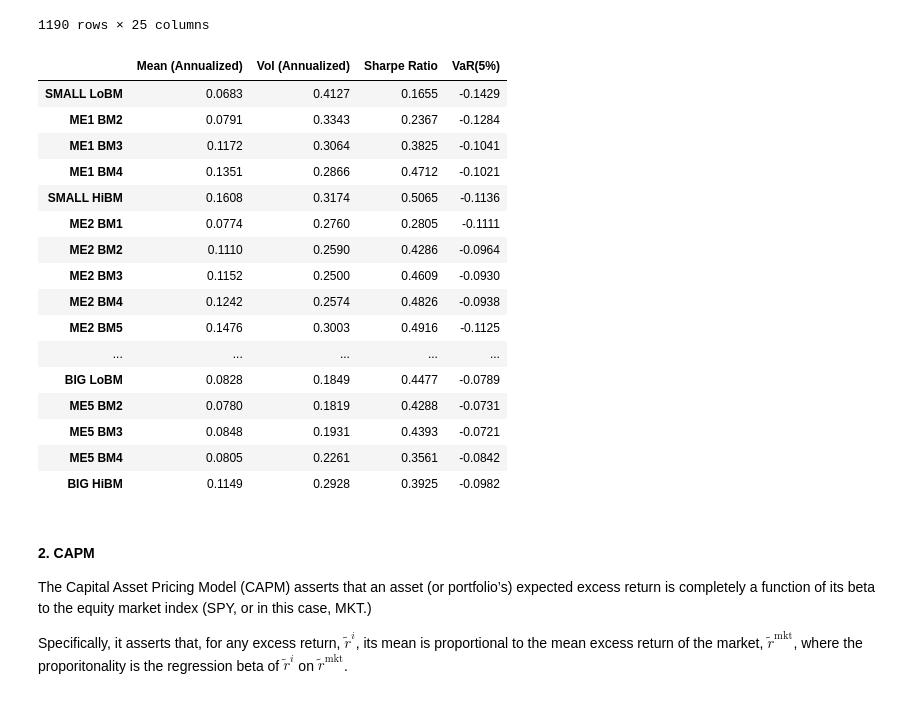
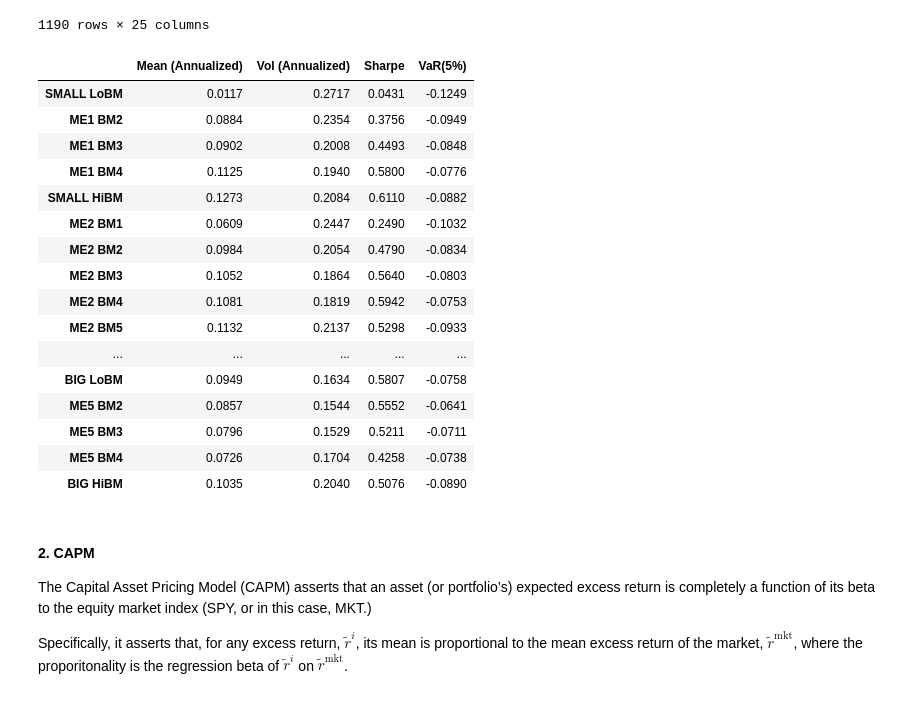
Before and after one commit to kebo1234/Portfolio-HW-Group-B-12, a Jupyter notebook: HW4/HW4.ipynb, the cells around one changed output. Cells and saved outputs as stored; diff of their text form; code cells hidden in the pictures.

```diff
--- a/HW4/HW4.ipynb
+++ b/HW4/HW4.ipynb
@@ -258,33 +258,35 @@ port
 | 2025-08-31 | 0.089289 | 0.089146 | 0.096386 | 0.092295 | 0.099521 | 0.092309 | 0.053913 | 0.085579 | 0.083905 | 0.107266 | ... |
 1190 rows × 25 columns
 # %%
-xr = port.sub(df['RF'], axis=0)
+port_sub = port.loc['1981-01-01':]
+df_sub = df.loc['1981-01-01':]
+xr = port_sub.sub(df_sub['RF'], axis=0)
 
 stats = pd.DataFrame(index=xr.columns)
 stats['Mean (Annualized)'] = xr.mean() * 12
 stats['Vol (Annualized)'] = xr.std() * np.sqrt(12)
-stats['Sharpe Ratio'] = stats['Mean (Annualized)'] / stats['Vol (Annualized)']
+stats['Sharpe'] = stats['Mean (Annualized)'] / stats['Vol (Annualized)']
 stats['VaR(5%)'] = xr.quantile(0.05)
 
 stats.round(4)
 # %% [output]
-|  | Mean (Annualized) | Vol (Annualized) | Sharpe Ratio | VaR(5%) |
-| SMALL LoBM | 0.0683 | 0.4127 | 0.1655 | -0.1429 |
-| ME1 BM2 | 0.0791 | 0.3343 | 0.2367 | -0.1284 |
-| ME1 BM3 | 0.1172 | 0.3064 | 0.3825 | -0.1041 |
-| ME1 BM4 | 0.1351 | 0.2866 | 0.4712 | -0.1021 |
-| SMALL HiBM | 0.1608 | 0.3174 | 0.5065 | -0.1136 |
-| ME2 BM1 | 0.0774 | 0.2760 | 0.2805 | -0.1111 |
-| ME2 BM2 | 0.1110 | 0.2590 | 0.4286 | -0.0964 |
-| ME2 BM3 | 0.1152 | 0.2500 | 0.4609 | -0.0930 |
-| ME2 BM4 | 0.1242 | 0.2574 | 0.4826 | -0.0938 |
-| ME2 BM5 | 0.1476 | 0.3003 | 0.4916 | -0.1125 |
+|  | Mean (Annualized) | Vol (Annualized) | Sharpe | VaR(5%) |
+| SMALL LoBM | 0.0117 | 0.2717 | 0.0431 | -0.1249 |
+| ME1 BM2 | 0.0884 | 0.2354 | 0.3756 | -0.0949 |
+| ME1 BM3 | 0.0902 | 0.2008 | 0.4493 | -0.0848 |
+| ME1 BM4 | 0.1125 | 0.1940 | 0.5800 | -0.0776 |
+| SMALL HiBM | 0.1273 | 0.2084 | 0.6110 | -0.0882 |
+| ME2 BM1 | 0.0609 | 0.2447 | 0.2490 | -0.1032 |
+| ME2 BM2 | 0.0984 | 0.2054 | 0.4790 | -0.0834 |
+| ME2 BM3 | 0.1052 | 0.1864 | 0.5640 | -0.0803 |
+| ME2 BM4 | 0.1081 | 0.1819 | 0.5942 | -0.0753 |
+| ME2 BM5 | 0.1132 | 0.2137 | 0.5298 | -0.0933 |
 | ... | ... | ... | ... | ... |
-| BIG LoBM | 0.0828 | 0.1849 | 0.4477 | -0.0789 |
-| ME5 BM2 | 0.0780 | 0.1819 | 0.4288 | -0.0731 |
-| ME5 BM3 | 0.0848 | 0.1931 | 0.4393 | -0.0721 |
-| ME5 BM4 | 0.0805 | 0.2261 | 0.3561 | -0.0842 |
-| BIG HiBM | 0.1149 | 0.2928 | 0.3925 | -0.0982 |
+| BIG LoBM | 0.0949 | 0.1634 | 0.5807 | -0.0758 |
+| ME5 BM2 | 0.0857 | 0.1544 | 0.5552 | -0.0641 |
+| ME5 BM3 | 0.0796 | 0.1529 | 0.5211 | -0.0711 |
+| ME5 BM4 | 0.0726 | 0.1704 | 0.4258 | -0.0738 |
+| BIG HiBM | 0.1035 | 0.2040 | 0.5076 | -0.0890 |
 # %% [markdown]
 #### 2. CAPM
 The Capital Asset Pricing Model (CAPM) asserts that an asset (or portfolio’s) expected excess return is completely a function of its beta to the equity market index (SPY, or in this case, MKT.)
```
Also changed, not shown: parts of 2 cells of this notebook.
